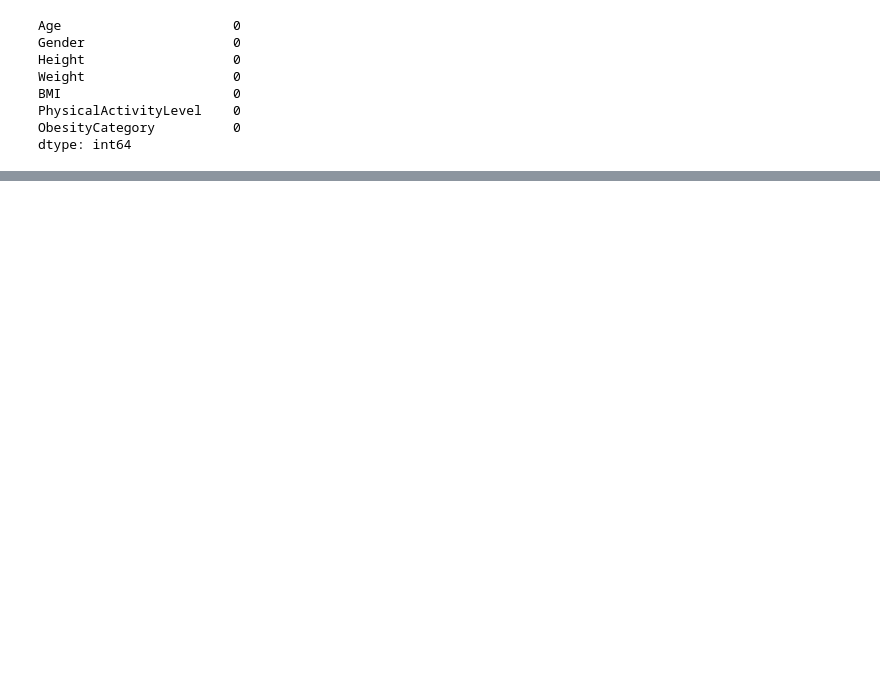
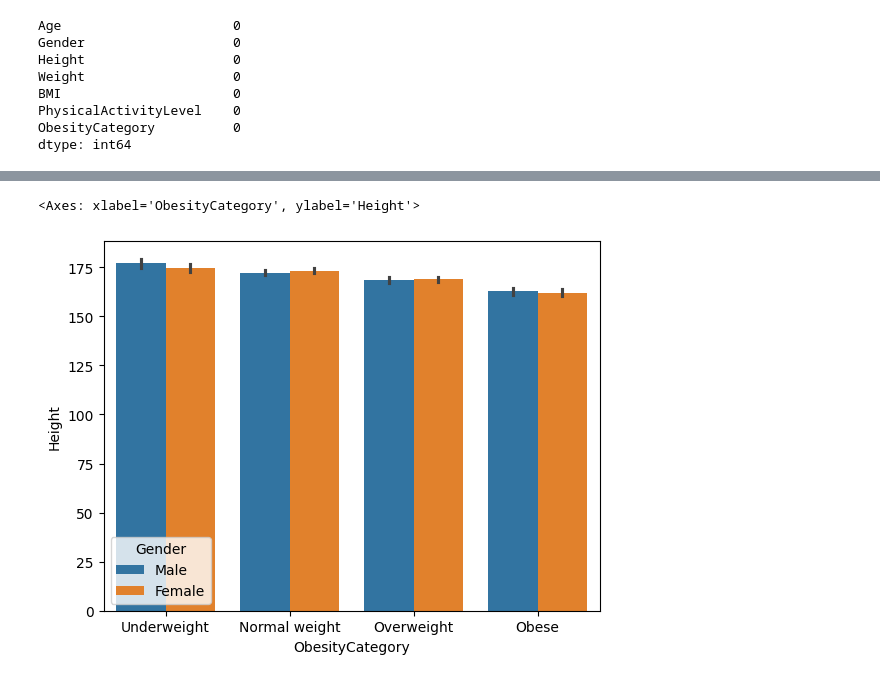
Before and after one commit to asoali67/Capstone, a Jupyter notebook: Capstone.ipynb, the cells around one changed output, grey strips where cells are left out. Saved outputs shown, nothing was run; the diff lists cells and outputs as text; code cells hidden in the pictures; blank space fills up the shorter version.

```diff
--- a/Capstone.ipynb
+++ b/Capstone.ipynb
@@ -86,0 +139,12 @@ sns.scatterplot(data=obesity, x='Weight', y='ObesityCategory')
+# %%
+# working with Height target data
+sns.barplot(
+   data=obesity,
+       x='ObesityCategory',
+       y='Height',
+       hue='Gender',
+       order=["Underweight", "Normal weight", "Overweight", 'Obese']
+)
+# %% [output]
+<Axes: xlabel='ObesityCategory', ylabel='Height'>
+[figure, added]
```
Also changed, not shown: parts of 40 cells of this notebook.
